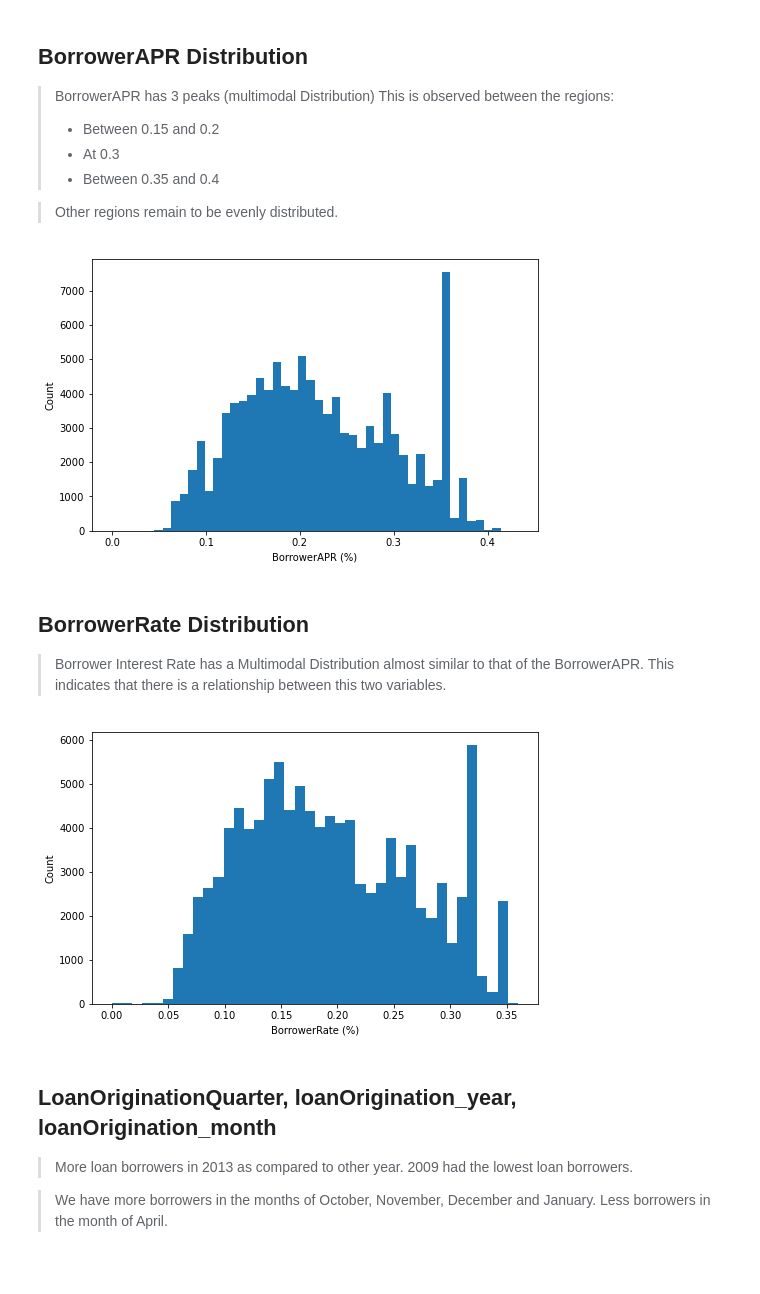
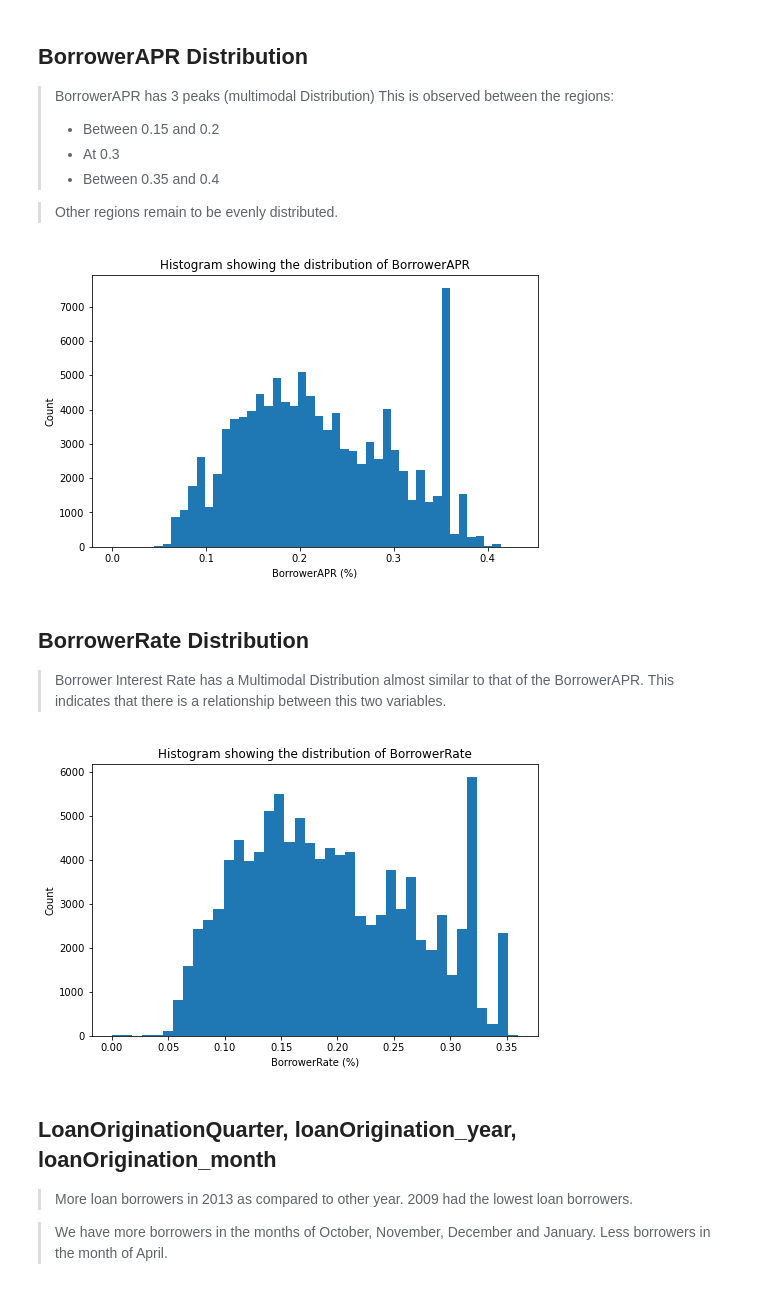
Before and after one commit to localhostmusila/prosper_loan_dataset, a Jupyter notebook: Part_II_slide_deck_template.ipynb, the cells around one changed output. Saved outputs shown, nothing was run; the diff lists cells and outputs as text; code cells hidden in the pictures.

```diff
--- a/Part_II_slide_deck_template.ipynb
+++ b/Part_II_slide_deck_template.ipynb
@@ -94,15 +103,16 @@ df_sample = loan.sample(500)
 # %%
 #standard-scaled plot
 binsize = 0.009
 bins = np.arange(0, loan['BorrowerAPR'].max()+binsize, binsize)
 
 plt.figure(figsize=[8, 5])
 plt.hist(data = loan, x = 'BorrowerAPR', bins = bins)
 plt.xlabel('BorrowerAPR (%)')
 plt.ylabel('Count')
+plt.title('Histogram showing the distribution of BorrowerAPR')
 plt.show()
 # %% [output]
-[figure, old version]
+[figure, new version]
 # %% [markdown]
 ## BorrowerRate Distribution
 
@@ -116,9 +126,10 @@ plt.figure(figsize=[8, 5])
 plt.hist(data = loan, x = 'BorrowerRate', bins = bins)
 plt.xlabel('BorrowerRate (%)')
 plt.ylabel('Count')
+plt.title('Histogram showing the distribution of BorrowerRate')
 plt.show()
 # %% [output]
-[figure, old version]
+[figure, new version]
 # %% [markdown]
 ## LoanOriginationQuarter, loanOrigination_year, loanOrigination_month
 > More loan borrowers in 2013 as compared to other year. 2009 had the lowest loan borrowers.
```
Also changed, not shown: parts of 16 cells of this notebook, 3 other files.
